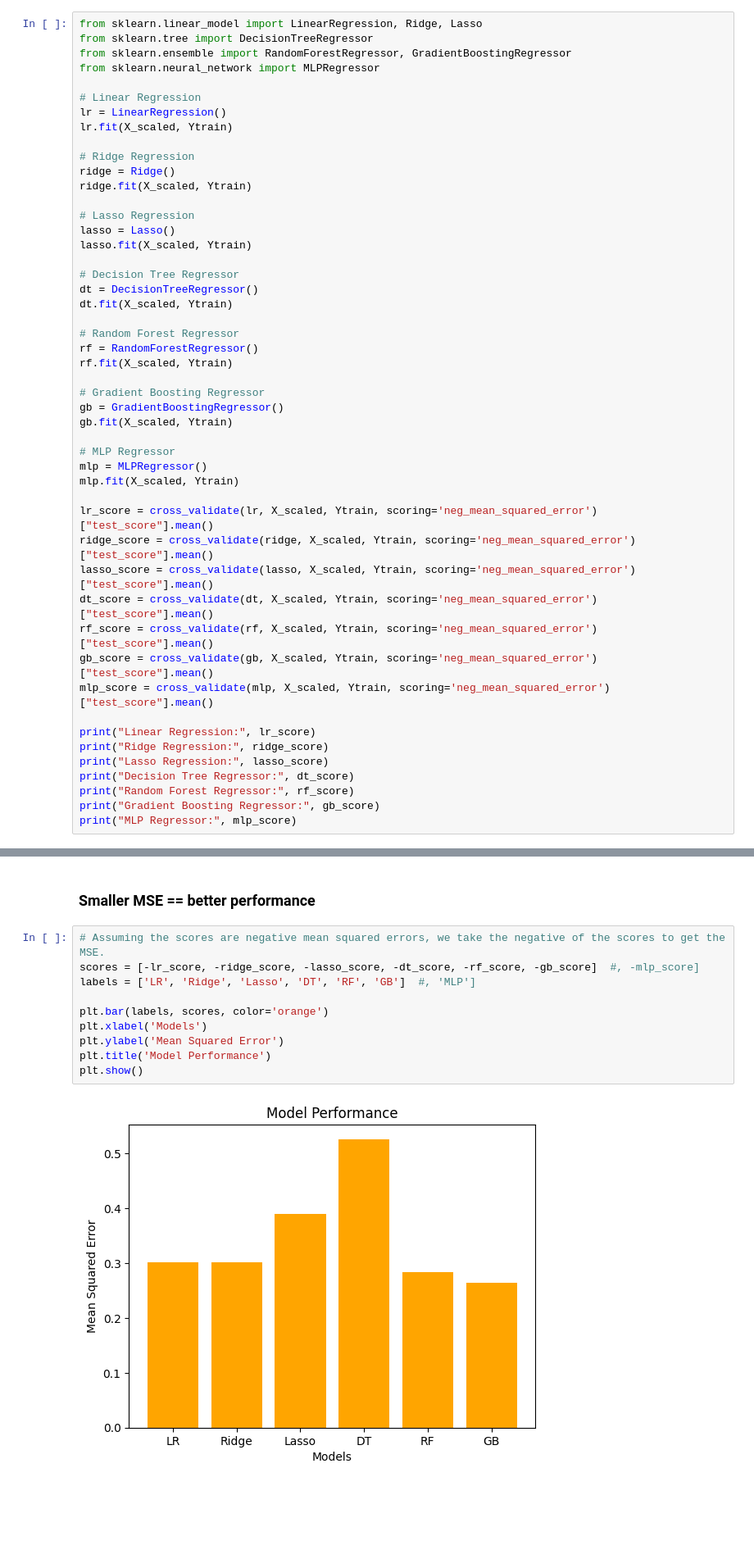
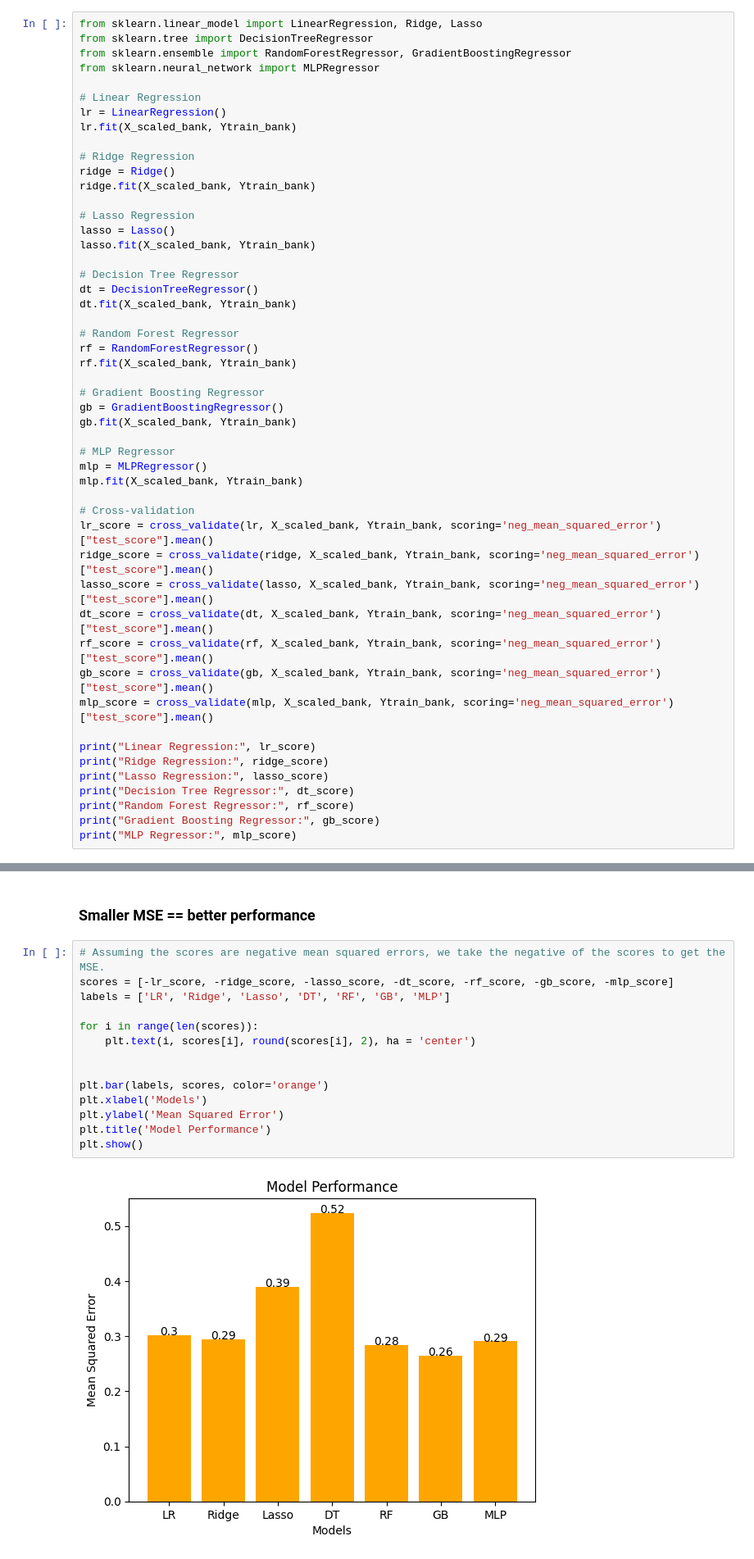
Before and after one commit to Zhiyuan-Holly-ZHANG/Applied-ML-2024, a Jupyter notebook: Assignment/A1.ipynb, the cells around one changed output, grey strips where cells are left out. Shown: that part at 82% size. Saved outputs shown, nothing was run; the diff lists cells and outputs as text; blank space fills up the shorter version.

```diff
--- a/Assignment/A1.ipynb
+++ b/Assignment/A1.ipynb
@@ -234,39 +188,40 @@ from sklearn.neural_network import MLPRegressor
 
 # Linear Regression
 lr = LinearRegression()
-lr.fit(X_scaled, Ytrain)
+lr.fit(X_scaled_bank, Ytrain_bank)
 
 # Ridge Regression
 ridge = Ridge()
-ridge.fit(X_scaled, Ytrain)
+ridge.fit(X_scaled_bank, Ytrain_bank)
 
 # Lasso Regression
 lasso = Lasso()
-lasso.fit(X_scaled, Ytrain)
+lasso.fit(X_scaled_bank, Ytrain_bank)
 
 # Decision Tree Regressor
 dt = DecisionTreeRegressor()
-dt.fit(X_scaled, Ytrain)
+dt.fit(X_scaled_bank, Ytrain_bank)
 
 # Random Forest Regressor
 rf = RandomForestRegressor()
-rf.fit(X_scaled, Ytrain)
+rf.fit(X_scaled_bank, Ytrain_bank)
 
 # Gradient Boosting Regressor
 gb = GradientBoostingRegressor()
-gb.fit(X_scaled, Ytrain)
+gb.fit(X_scaled_bank, Ytrain_bank)
 
 # MLP Regressor
 mlp = MLPRegressor()
-mlp.fit(X_scaled, Ytrain)
+mlp.fit(X_scaled_bank, Ytrain_bank)
 
-lr_score = cross_validate(lr, X_scaled, Ytrain, scoring='neg_mean_squared_error')["test_score"].mean()
-ridge_score = cross_validate(ridge, X_scaled, Ytrain, scoring='neg_mean_squared_error')["test_score"].mean()
-lasso_score = cross_validate(lasso, X_scaled, Ytrain, scoring='neg_mean_squared_error')["test_score"].mean()
-dt_score = cross_validate(dt, X_scaled, Ytrain, scoring='neg_mean_squared_error')["test_score"].mean()
-rf_score = cross_validate(rf, X_scaled, Ytrain, scoring='neg_mean_squared_error')["test_score"].mean()
-gb_score = cross_validate(gb, X_scaled, Ytrain, scoring='neg_mean_squared_error')["test_score"].mean()
-mlp_score = cross_validate(mlp, X_scaled, Ytrain, scoring='neg_mean_squared_error')["test_score"].mean()
+# Cross-validation
+lr_score = cross_validate(lr, X_scaled_bank, Ytrain_bank, scoring='neg_mean_squared_error')["test_score"].mean()
+ridge_score = cross_validate(ridge, X_scaled_bank, Ytrain_bank, scoring='neg_mean_squared_error')["test_score"].mean()
+lasso_score = cross_validate(lasso, X_scaled_bank, Ytrain_bank, scoring='neg_mean_squared_error')["test_score"].mean()
+dt_score = cross_validate(dt, X_scaled_bank, Ytrain_bank, scoring='neg_mean_squared_error')["test_score"].mean()
+rf_score = cross_validate(rf, X_scaled_bank, Ytrain_bank, scoring='neg_mean_squared_error')["test_score"].mean()
+gb_score = cross_validate(gb, X_scaled_bank, Ytrain_bank, scoring='neg_mean_squared_error')["test_score"].mean()
+mlp_score = cross_validate(mlp, X_scaled_bank, Ytrain_bank, scoring='neg_mean_squared_error')["test_score"].mean()
 
 print("Linear Regression:", lr_score)
 print("Ridge Regression:", ridge_score)
@@ -287,16 +242,20 @@ MLP Regressor: -0.6566333872754201
 ### Smaller MSE == better performance
 # %%
 # Assuming the scores are negative mean squared errors, we take the negative of the scores to get the MSE.
-scores = [-lr_score, -ridge_score, -lasso_score, -dt_score, -rf_score, -gb_score]  #, -mlp_score]
-labels = ['LR', 'Ridge', 'Lasso', 'DT', 'RF', 'GB']  #, 'MLP']
+scores = [-lr_score, -ridge_score, -lasso_score, -dt_score, -rf_score, -gb_score, -mlp_score]
+labels = ['LR', 'Ridge', 'Lasso', 'DT', 'RF', 'GB', 'MLP']
+
+for i in range(len(scores)):
+    plt.text(i, scores[i], round(scores[i], 2), ha = 'center')
+
 
 plt.bar(labels, scores, color='orange')
 plt.xlabel('Models')
 plt.ylabel('Mean Squared Error')
 plt.title('Model Performance')
 plt.show()
 # %% [output]
-[figure, old version]
+[figure, new version]
 # %%
 from sklearn.metrics import mean_squared_error
 
```
Also changed, not shown: parts of 13 cells of this notebook.
